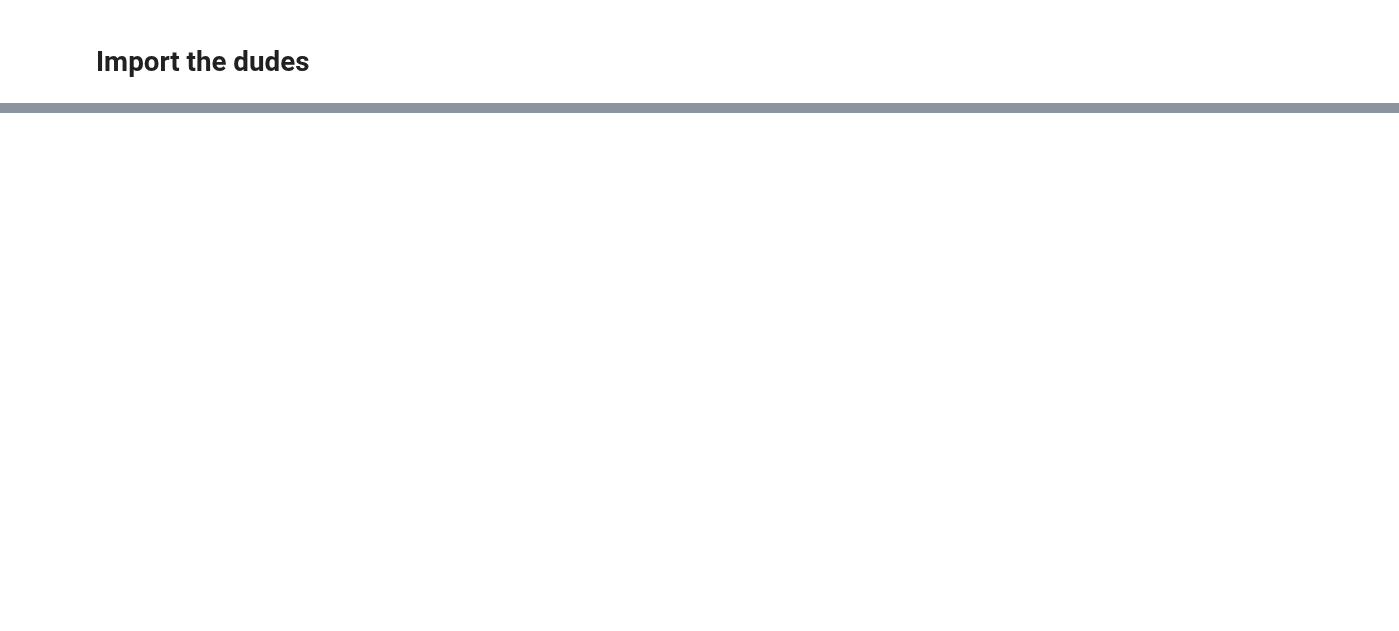
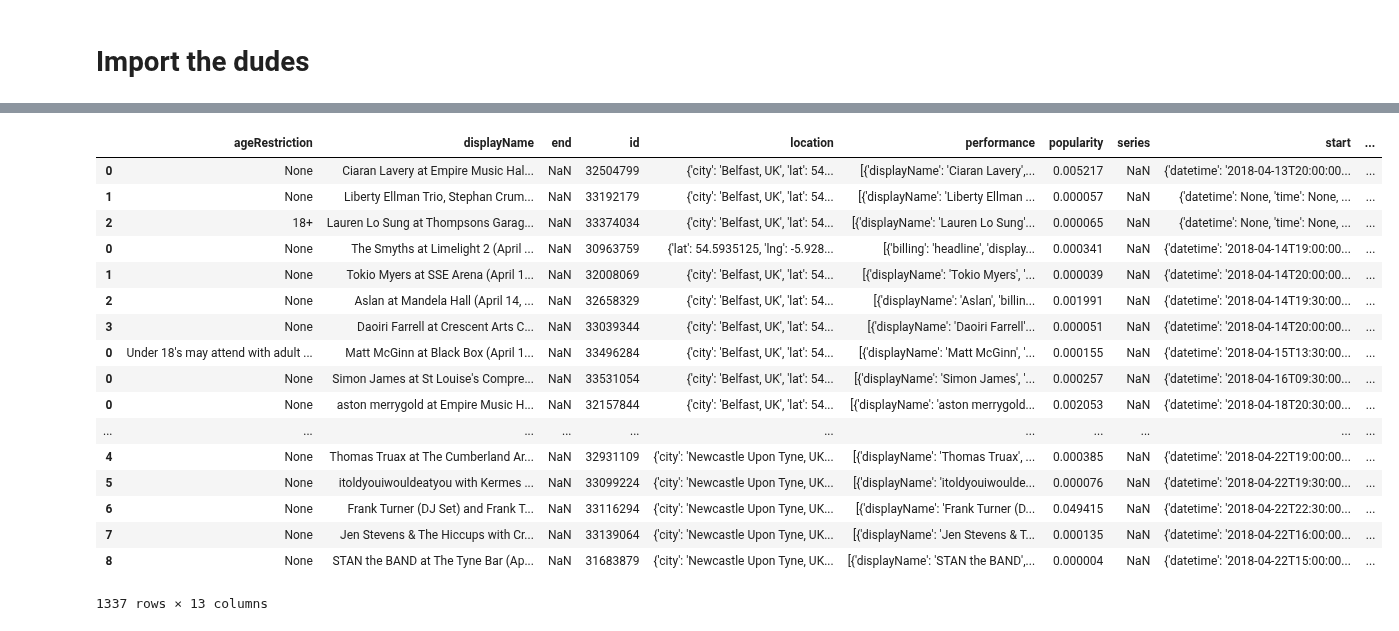
Before and after one commit to CityBlender/data-analysis, a Jupyter notebook: dump_to_csv_V01.ipynb, the cells around one changed output, grey strips where cells are left out. Saved outputs shown, nothing was run; the diff lists cells and outputs as text; code cells hidden in the pictures; blank space fills up the shorter version.

```diff
--- a/dump_to_csv_V01.ipynb
+++ b/dump_to_csv_V01.ipynb
@@ -25,0 +28,5 @@ root = os.getcwd()
+# %%
+sub_fldr = (root + '\\' + folders[1])
+os.chdir(sub_fldr)
+json_list = glob.glob("*.json")
+json_list
@@ -25,0 +43,3 @@ root = os.getcwd()
+# %%
+json_data = json.load(open(json_list[9]))
+df = pd.DataFrame(json_data['resultsPage']['results']['event'])
@@ -26,6 +52,6 @@ root = os.getcwd()
 # %%
 def create_FuinkiPanda(folder = folders[1]):
-    Funki_Panda = []
+    Funki_Panda = pd.DataFrame([])
     print(folder)
     print('******************')
 
@@ -41,7 +67,7 @@ def create_FuinkiPanda(folder = folders[1]):
     # Then loop inside each file
     for j in json_list:
         test_json_file = sub_fldr + '\\' + j
-        print(test_json_file)
+        #print(test_json_file)
 
         json_data = json.load(open(test_json_file))
 
@@ -52,11 +78,9 @@ def create_FuinkiPanda(folder = folders[1]):
             df = pd.DataFrame(json_data['resultsPage']['results']['event'])
 
             # Append the dataset
-            Funki_Panda.append(df)
+            Funki_Panda = Funki_Panda.append(df)
 
-
-
-    Funki_Panda = pd.concat(Funki_Panda, axis=1)
+    #Funki_Panda = pd.concat(Funki_Panda, axis=1)
     result_fldr = (root + '\\CSVs')
     os.chdir(result_fldr)
     print(os.getcwd())
@@ -93,0 +118,2 @@ C:\Users\Jonathan\Desktop\Songsdump\CSVs
+# %%
+df = create_FuinkiPanda(folder = folders[4])
@@ -93,0 +141,21 @@ C:\Users\Jonathan\Desktop\Songsdump\CSVs
+# %%
+df
+# %% [output]
+|  | ageRestriction | displayName | end | id | location | performance | popularity | series | start | ... |
+| 0 | None | Ciaran Lavery at Empire Music Hal... | NaN | 32504799 | {'city': 'Belfast, UK', 'lat': 54... | [{'displayName': 'Ciaran Lavery',... | 0.005217 | NaN | {'datetime': '2018-04-13T20:00:00... | ... |
+| 1 | None | Liberty Ellman Trio, Stephan Crum... | NaN | 33192179 | {'city': 'Belfast, UK', 'lat': 54... | [{'displayName': 'Liberty Ellman ... | 0.000057 | NaN | {'datetime': None, 'time': None, ... | ... |
+| 2 | 18+ | Lauren Lo Sung at Thompsons Garag... | NaN | 33374034 | {'city': 'Belfast, UK', 'lat': 54... | [{'displayName': 'Lauren Lo Sung'... | 0.000065 | NaN | {'datetime': None, 'time': None, ... | ... |
+| 0 | None | The Smyths at Limelight 2 (April ... | NaN | 30963759 | {'lat': 54.5935125, 'lng': -5.928... | [{'billing': 'headline', 'display... | 0.000341 | NaN | {'datetime': '2018-04-14T19:00:00... | ... |
+| 1 | None | Tokio Myers at SSE Arena (April 1... | NaN | 32008069 | {'city': 'Belfast, UK', 'lat': 54... | [{'displayName': 'Tokio Myers', '... | 0.000039 | NaN | {'datetime': '2018-04-14T20:00:00... | ... |
+| 2 | None | Aslan at Mandela Hall (April 14, ... | NaN | 32658329 | {'city': 'Belfast, UK', 'lat': 54... | [{'displayName': 'Aslan', 'billin... | 0.001991 | NaN | {'datetime': '2018-04-14T19:30:00... | ... |
+| 3 | None | Daoiri Farrell at Crescent Arts C... | NaN | 33039344 | {'city': 'Belfast, UK', 'lat': 54... | [{'displayName': 'Daoiri Farrell'... | 0.000051 | NaN | {'datetime': '2018-04-14T20:00:00... | ... |
+| 0 | Under 18's may attend with adult ... | Matt McGinn at Black Box (April 1... | NaN | 33496284 | {'city': 'Belfast, UK', 'lat': 54... | [{'displayName': 'Matt McGinn', '... | 0.000155 | NaN | {'datetime': '2018-04-15T13:30:00... | ... |
+| 0 | None | Simon James at St Louise's Compre... | NaN | 33531054 | {'city': 'Belfast, UK', 'lat': 54... | [{'displayName': 'Simon James', '... | 0.000257 | NaN | {'datetime': '2018-04-16T09:30:00... | ... |
+| 0 | None | aston merrygold at Empire Music H... | NaN | 32157844 | {'city': 'Belfast, UK', 'lat': 54... | [{'displayName': 'aston merrygold... | 0.002053 | NaN | {'datetime': '2018-04-18T20:30:00... | ... |
+| ... | ... | ... | ... | ... | ... | ... | ... | ... | ... | ... |
+| 4 | None | Thomas Truax at The Cumberland Ar... | NaN | 32931109 | {'city': 'Newcastle Upon Tyne, UK... | [{'displayName': 'Thomas Truax', ... | 0.000385 | NaN | {'datetime': '2018-04-22T19:00:00... | ... |
+| 5 | None | itoldyouiwouldeatyou with Kermes ... | NaN | 33099224 | {'city': 'Newcastle Upon Tyne, UK... | [{'displayName': 'itoldyouiwoulde... | 0.000076 | NaN | {'datetime': '2018-04-22T19:30:00... | ... |
+| 6 | None | Frank Turner (DJ Set) and Frank T... | NaN | 33116294 | {'city': 'Newcastle Upon Tyne, UK... | [{'displayName': 'Frank Turner (D... | 0.049415 | NaN | {'datetime': '2018-04-22T22:30:00... | ... |
+| 7 | None | Jen Stevens & The Hiccups with Cr... | NaN | 33139064 | {'city': 'Newcastle Upon Tyne, UK... | [{'displayName': 'Jen Stevens & T... | 0.000135 | NaN | {'datetime': '2018-04-22T16:00:00... | ... |
+| 8 | None | STAN the BAND at The Tyne Bar (Ap... | NaN | 31683879 | {'city': 'Newcastle Upon Tyne, UK... | [{'displayName': 'STAN the BAND',... | 0.000004 | NaN | {'datetime': '2018-04-22T15:00:00... | ... |
+1337 rows × 13 columns
```
Also changed, not shown: parts of 7 cells of this notebook, 6 other files.
